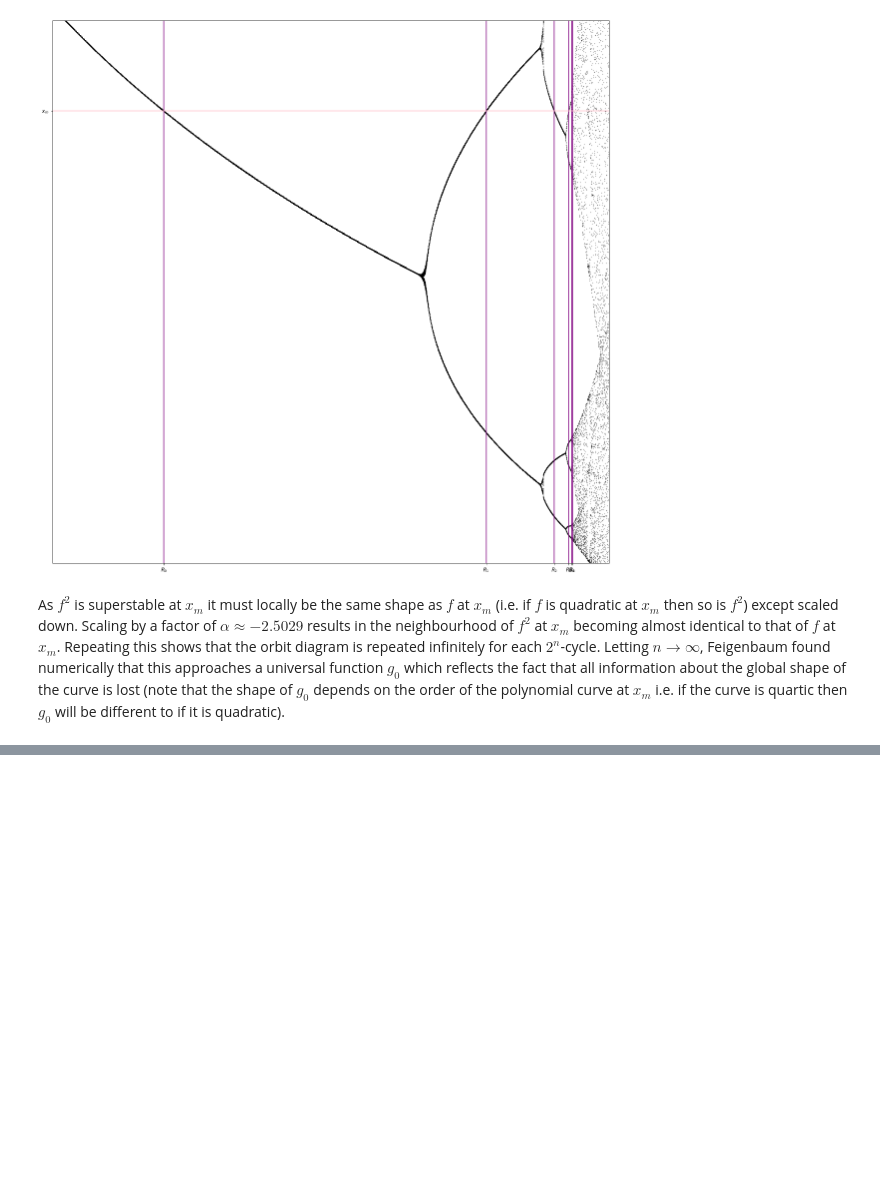
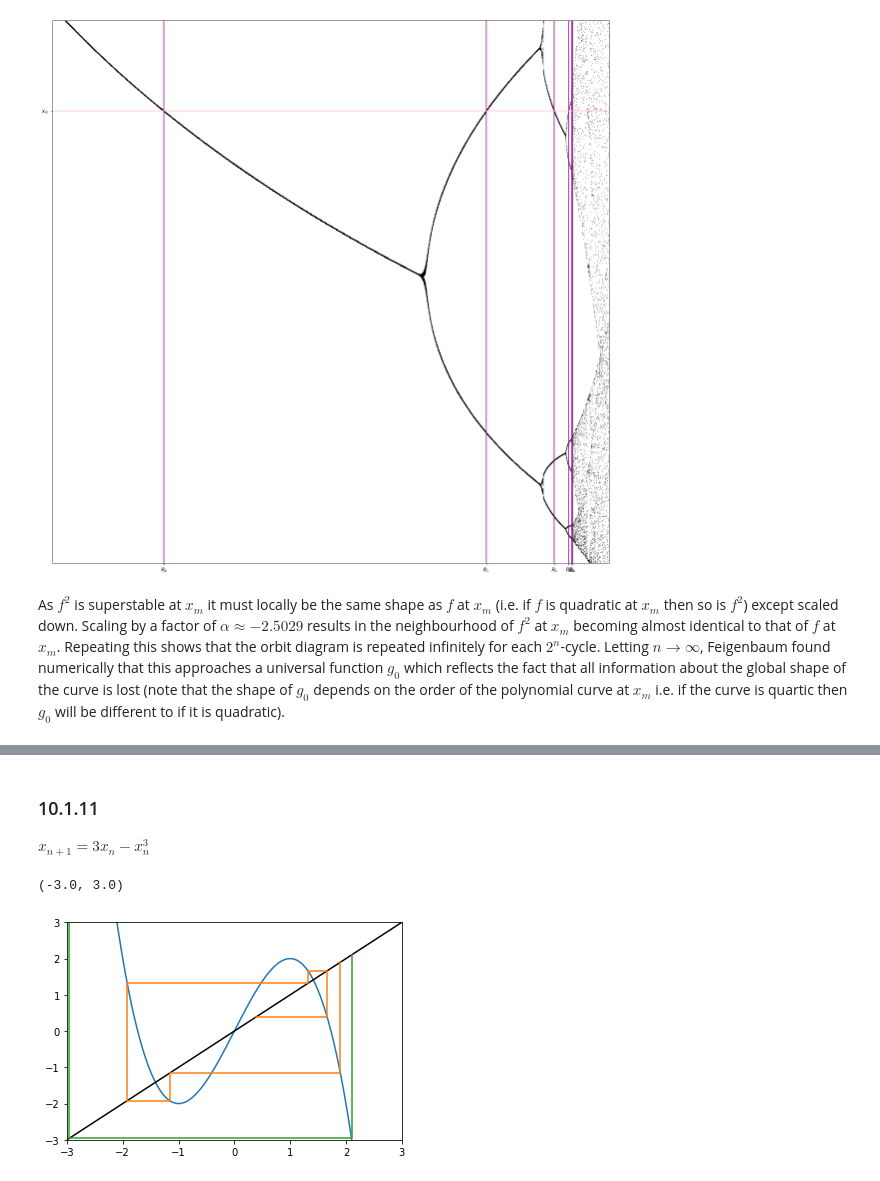
Before and after one commit to NRoboto/book-nonlinear-dynamics-chaos, a Jupyter notebook: 10-one-dimensional-maps.ipynb, the cells around one changed output, grey strips where cells are left out. Saved outputs shown, nothing was run; the diff lists cells and outputs as text; code cells hidden in the pictures; blank space fills up the shorter version.

```diff
--- a/10-one-dimensional-maps.ipynb
+++ b/10-one-dimensional-maps.ipynb
@@ -174,0 +185,10 @@ As $f^2$ is superstable at $x_m$ it must locally be the same shape as $f$ at $x_
+# %% [markdown]
+### 10.1.11
+
+$x_{n+1} = 3x_n - x_n^3$
+# %%
+plot_cobweb(lambda x: 3 * x - x ** 3, [1.9, 2.1], 5, [-3, 3])
+plt.ylim([-3, 3])
+# %% [output]
+(-3.0, 3.0)
+[figure, added]
```
Also changed, not shown: parts of 13 cells of this notebook, 1 other file.
